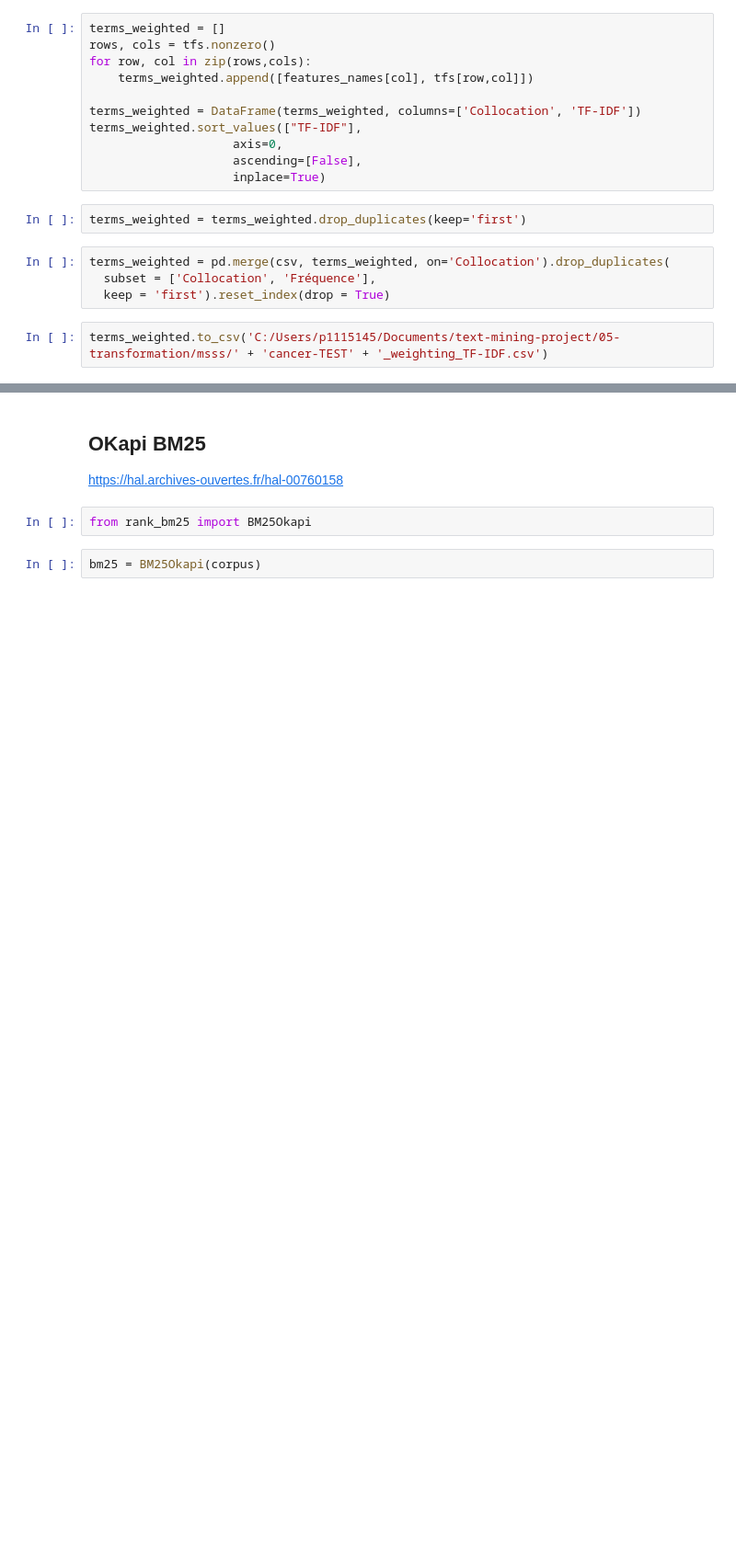
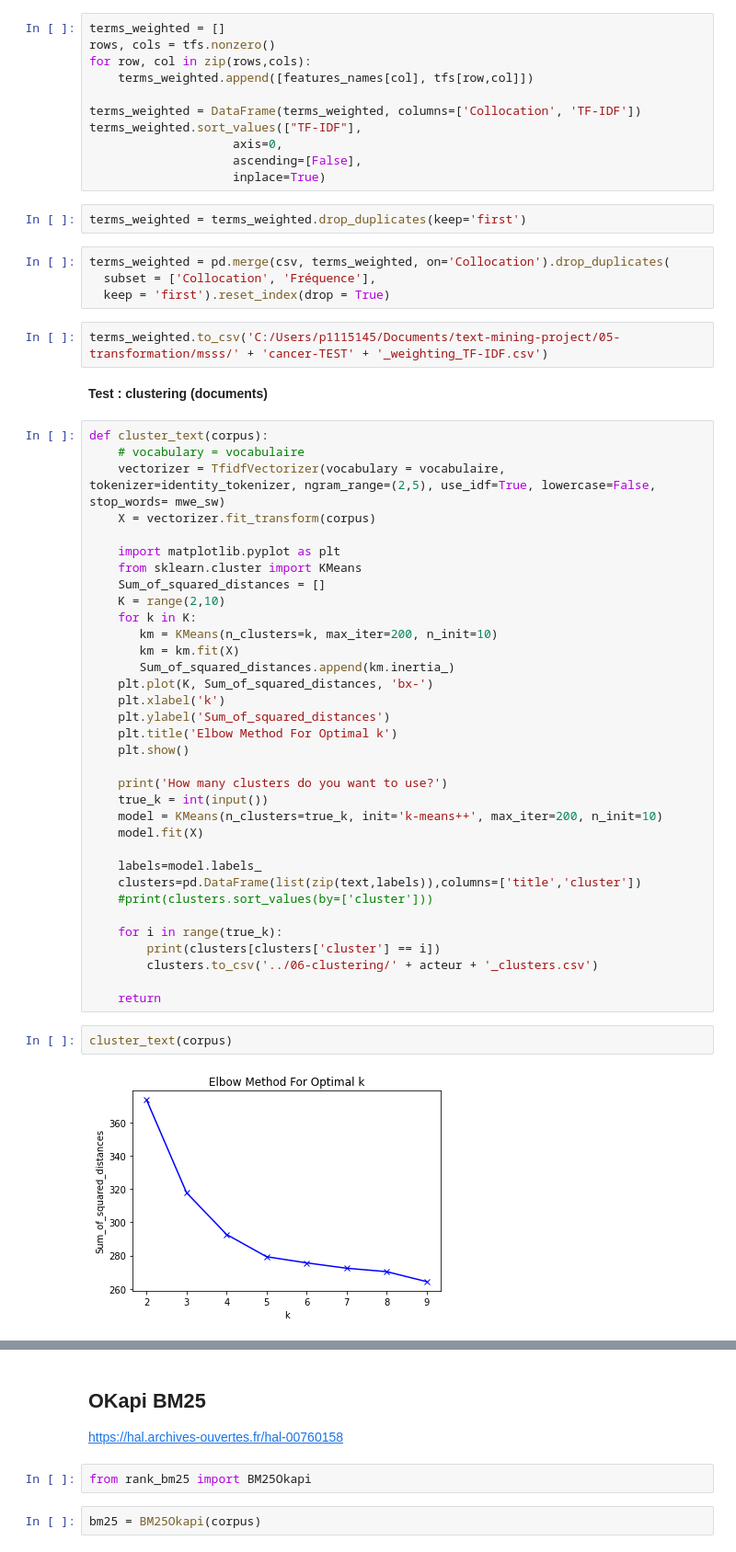
Before and after one commit to Camille-Demers/text-mining-project, a Jupyter notebook: 00-Jupyter-Notebooks/3_Pondération_statistique.ipynb, the cells around one changed output, grey strips where cells are left out. Shown at 92% size. Saved outputs shown, nothing was run; the diff lists cells and outputs as text; blank space fills up the shorter version.

Commit message:
Output + tests clustering

```diff
--- a/00-Jupyter-Notebooks/3_Pondération_statistique.ipynb
+++ b/00-Jupyter-Notebooks/3_Pondération_statistique.ipynb
@@ -246,3 +246,43 @@ terms_weighted = pd.merge(csv, terms_weighted, on='Collocation').drop_duplicates
   keep = 'first').reset_index(drop = True)
 # %%
 terms_weighted.to_csv('C:/Users/p1115145/Documents/text-mining-project/05-transformation/msss/' + 'cancer-TEST' + '_weighting_TF-IDF.csv')
+# %% [markdown]
+**Test : clustering (documents)**
+# %%
+def cluster_text(corpus):
+    # vocabulary = vocabulaire
+    vectorizer = TfidfVectorizer(vocabulary = vocabulaire, tokenizer=identity_tokenizer, ngram_range=(2,5), use_idf=True, lowercase=False, stop_words= mwe_sw)
+    X = vectorizer.fit_transform(corpus)
+
+    import matplotlib.pyplot as plt
+    from sklearn.cluster import KMeans
+    Sum_of_squared_distances = []
+    K = range(2,10)
+    for k in K:
+       km = KMeans(n_clusters=k, max_iter=200, n_init=10)
+       km = km.fit(X)
+       Sum_of_squared_distances.append(km.inertia_)
+    plt.plot(K, Sum_of_squared_distances, 'bx-')
+    plt.xlabel('k')
+    plt.ylabel('Sum_of_squared_distances')
+    plt.title('Elbow Method For Optimal k')
+    plt.show()
+
+    print('How many clusters do you want to use?')
+    true_k = int(input())
+    model = KMeans(n_clusters=true_k, init='k-means++', max_iter=200, n_init=10)
+    model.fit(X)
+
+    labels=model.labels_
+    clusters=pd.DataFrame(list(zip(text,labels)),columns=['title','cluster'])
+    #print(clusters.sort_values(by=['cluster']))
+
+    for i in range(true_k):
+        print(clusters[clusters['cluster'] == i])
+        clusters.to_csv('../06-clustering/' + acteur + '_clusters.csv')
+
+    return
+# %%
+cluster_text(corpus)
+# %% [output]
+[figure, added]
```
Also changed, not shown: parts of 1 cell of this notebook, 2 other files.
